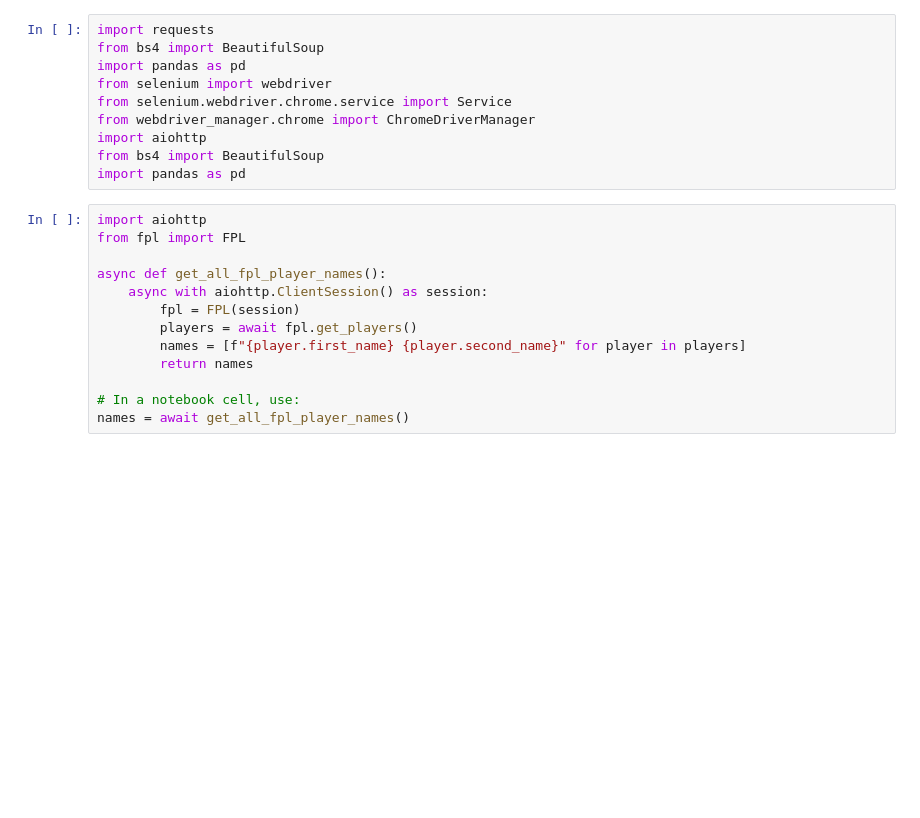
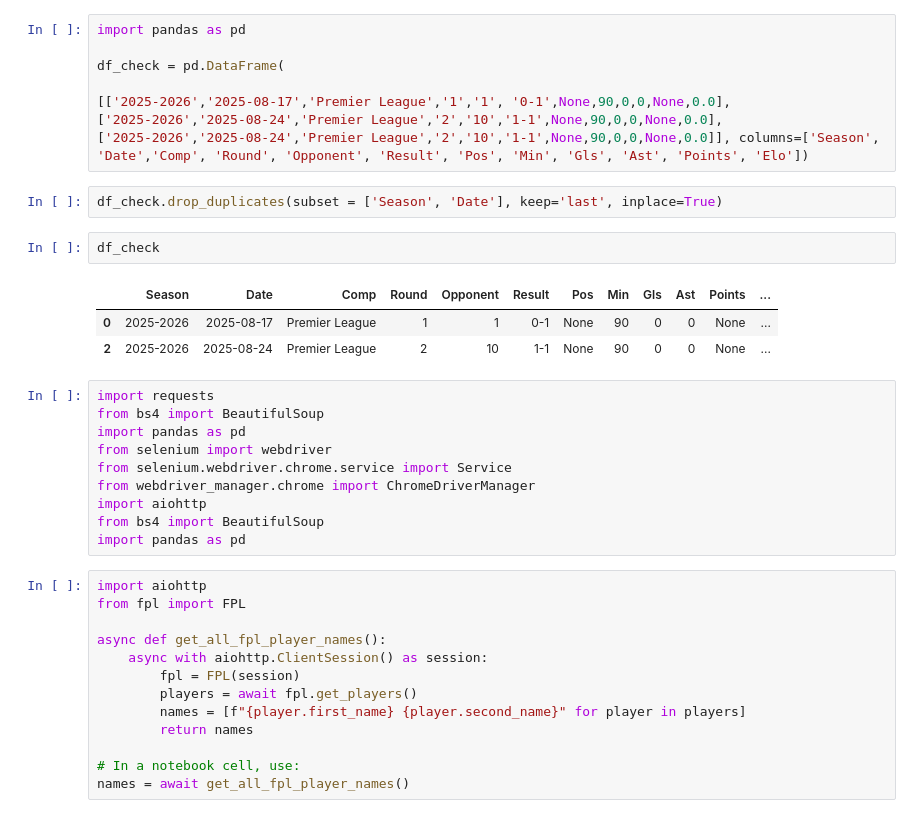
Before and after one commit to kudahimself/FantasyFootball, a Jupyter notebook: test.ipynb, the cells around one changed output. Saved outputs shown, nothing was run; the diff lists cells and outputs as text; blank space fills up the shorter version.

```diff
--- a/test.ipynb
+++ b/test.ipynb
@@ -1,3 +1,19 @@
+# %%
+import pandas as pd
+
+df_check = pd.DataFrame(
+
+[['2025-2026','2025-08-17','Premier League','1','1', '0-1',None,90,0,0,None,0.0],
+['2025-2026','2025-08-24','Premier League','2','10','1-1',None,90,0,0,None,0.0],
+['2025-2026','2025-08-24','Premier League','2','10','1-1',None,90,0,0,None,0.0]], columns=['Season', 'Date','Comp', 'Round', 'Opponent', 'Result', 'Pos', 'Min', 'Gls', 'Ast', 'Points', 'Elo'])
+# %%
+df_check.drop_duplicates(subset = ['Season', 'Date'], keep='last', inplace=True)
+# %%
+df_check
+# %% [output]
+|  | Season | Date | Comp | Round | Opponent | Result | Pos | Min | Gls | Ast | Points | ... |
+| 0 | 2025-2026 | 2025-08-17 | Premier League | 1 | 1 | 0-1 | None | 90 | 0 | 0 | None | ... |
+| 2 | 2025-2026 | 2025-08-24 | Premier League | 2 | 10 | 1-1 | None | 90 | 0 | 0 | None | ... |
 # %%
 import requests
 from bs4 import BeautifulSoup
```
Also changed, not shown: parts of 6 cells of this notebook, 21 other files.
